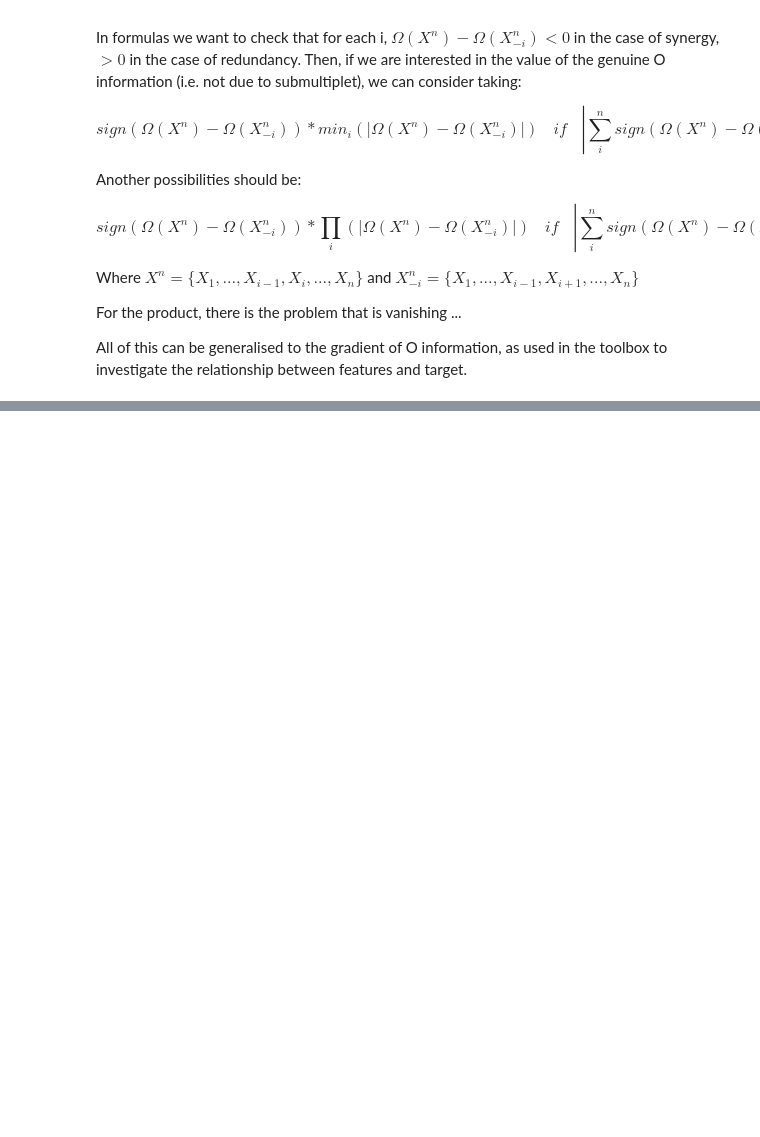
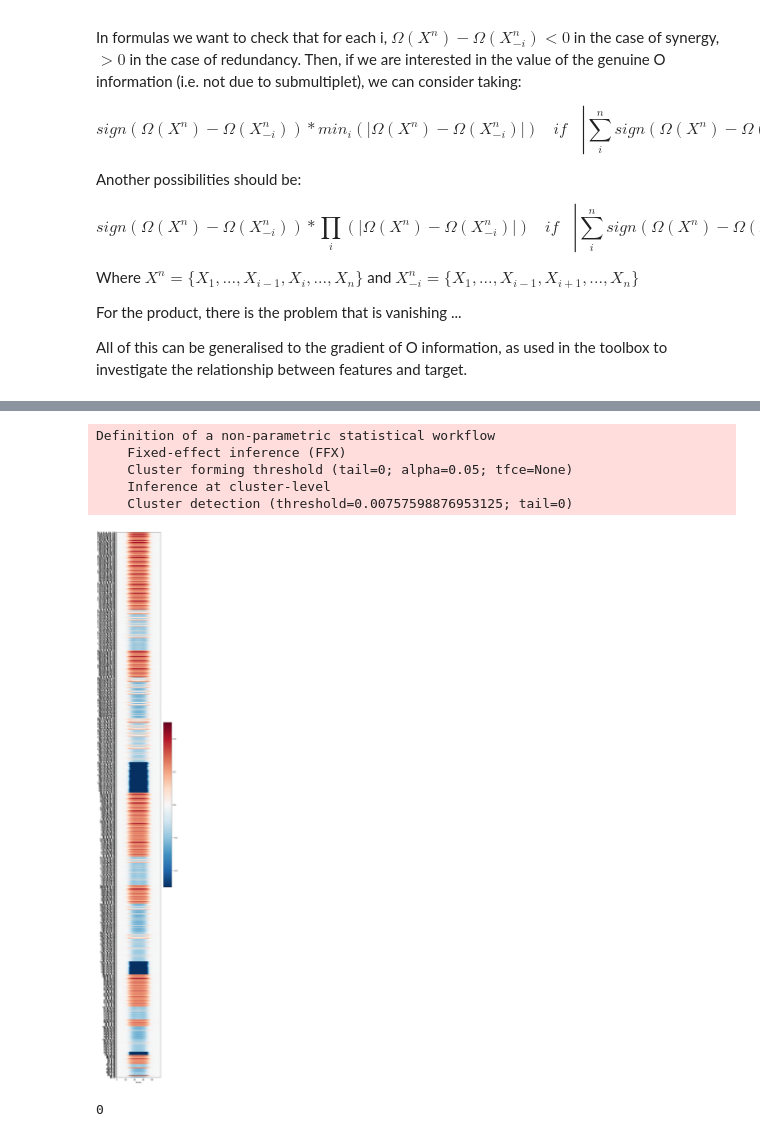
Before and after one commit to brainets/acrho, a Jupyter notebook: notebooks/multivariate_gaussian.ipynb, the cells around one changed output, grey strips where cells are left out. Cells and saved outputs as stored; diff of their text form; code cells hidden in the pictures; blank space fills up the shorter version.

```diff
--- a/notebooks/multivariate_gaussian.ipynb
+++ b/notebooks/multivariate_gaussian.ipynb
@@ -135,0 +155,2 @@ Get list of multiplets
+# %%
+goinfo=goinfo_create_fit(data_features, target.T, minsize=minsize, maxsize=maxsize)
@@ -135,0 +162,8 @@ Get list of multiplets
+# %%
+n_perm=500
+
+parallel, p_fun = parallel_func(goinfo_create_fit, n_jobs=-1, total=n_perm)
+
+perm = parallel(p_fun(data_features, np.random.permutation(target.T), minsize=minsize, maxsize=maxsize) for n_p in range(n_perm))
+
+perm=np.array(perm)
@@ -135,0 +210,3 @@ Get list of multiplets
+# %%
+effect_list=[goinfo[np.newaxis, i,:] for i in range(len(goinfo[:,0]))]
+perm_list=[perm[:,np.newaxis, i,:] for i in range(len(goinfo[:,0]))]
@@ -135,0 +215,32 @@ Get list of multiplets
+# %%
+inference='ffx'
+mcp='cluster'
+
+wf = WfStats()
+pv, tv = wf.fit(effect_list, perm_list, inference=inference, mcp=mcp, tail=0)
+# Mean II across subjects
+# %% [output]
+Definition of a non-parametric statistical workflow
+    Fixed-effect inference (FFX)
+    Cluster forming threshold (tail=0; alpha=0.05; tfce=None)
+    Inference at cluster-level
+    Cluster detection (threshold=0.00757598876953125; tail=0)
+# %%
+p_values1=np.where(pv.T<0.003,1,0)
+
+plt.figure(figsize=(5,50))
+index=np.where(np.sum(np.abs(goinfo*p_values1), axis=1)>0)[0]
+plt.pcolormesh(
+    variables, np.array(list_multiplets)[index], goinfo[index, :], cmap='RdBu_r', vmin=vmin, vmax=vmax
+)
+
+plt.colorbar()
+plt.xlabel('Times')
+plt.show()
+plt.close()
+# %% [output]
+[figure, added]
+# %%
+len(index)
+# %% [output]
+0
```
Also changed, not shown: parts of 16 cells of this notebook, 2 other files.
